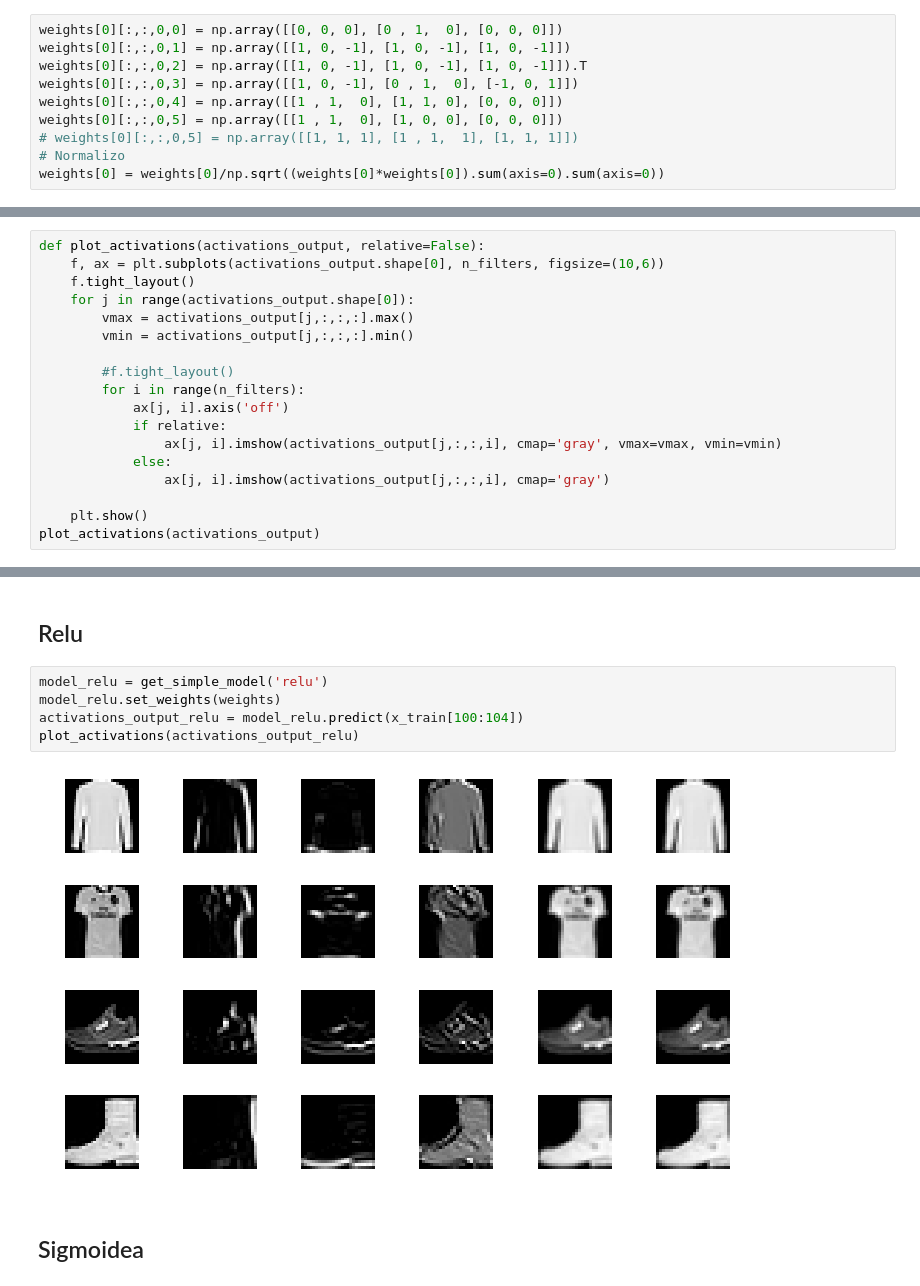
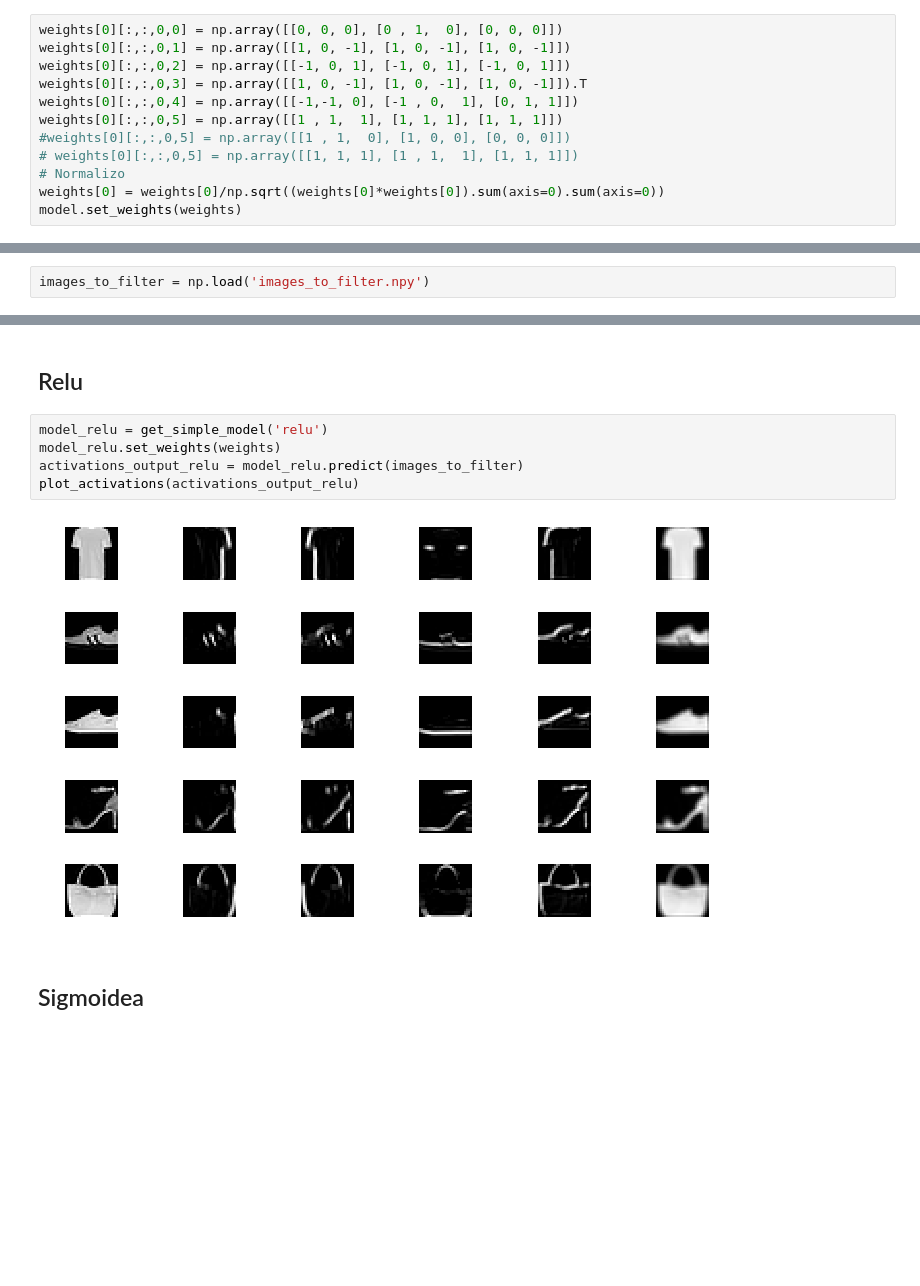
Before and after one commit to GIRIME262/fashion-MNIST, a Jupyter notebook: CNN_Analisys.ipynb, the cells around one changed output, grey strips where cells are left out. Drawn from its saved outputs; the diff is of its cells as text; blank space fills up the shorter version.

```diff
--- a/CNN_Analisys.ipynb
+++ b/CNN_Analisys.ipynb
@@ -78,10 +79,12 @@ weights[0].shape
 # %%
 weights[0][:,:,0,0] = np.array([[0, 0, 0], [0 , 1,  0], [0, 0, 0]])
 weights[0][:,:,0,1] = np.array([[1, 0, -1], [1, 0, -1], [1, 0, -1]])
-weights[0][:,:,0,2] = np.array([[1, 0, -1], [1, 0, -1], [1, 0, -1]]).T
-weights[0][:,:,0,3] = np.array([[1, 0, -1], [0 , 1,  0], [-1, 0, 1]])
-weights[0][:,:,0,4] = np.array([[1 , 1,  0], [1, 1, 0], [0, 0, 0]])
-weights[0][:,:,0,5] = np.array([[1 , 1,  0], [1, 0, 0], [0, 0, 0]])
+weights[0][:,:,0,2] = np.array([[-1, 0, 1], [-1, 0, 1], [-1, 0, 1]])
+weights[0][:,:,0,3] = np.array([[1, 0, -1], [1, 0, -1], [1, 0, -1]]).T
+weights[0][:,:,0,4] = np.array([[-1,-1, 0], [-1 , 0,  1], [0, 1, 1]])
+weights[0][:,:,0,5] = np.array([[1 , 1,  1], [1, 1, 1], [1, 1, 1]])
+#weights[0][:,:,0,5] = np.array([[1 , 1,  0], [1, 0, 0], [0, 0, 0]])
 # weights[0][:,:,0,5] = np.array([[1, 1, 1], [1 , 1,  1], [1, 1, 1]])
 # Normalizo
 weights[0] = weights[0]/np.sqrt((weights[0]*weights[0]).sum(axis=0).sum(axis=0))
+model.set_weights(weights)
@@ -98 +95,3 @@ x_train.shape
+# %%
+images_to_filter = np.load('images_to_filter.npy')
 # %%
@@ -103,18 +101,0 @@ print(activations_output.shape)
-# %%
-def plot_activations(activations_output, relative=False):
-    f, ax = plt.subplots(activations_output.shape[0], n_filters, figsize=(10,6))
-    f.tight_layout()
-    for j in range(activations_output.shape[0]):
-        vmax = activations_output[j,:,:,:].max()
-        vmin = activations_output[j,:,:,:].min()
-
-        #f.tight_layout()
-        for i in range(n_filters):
-            ax[j, i].axis('off')
-            if relative:
-                ax[j, i].imshow(activations_output[j,:,:,i], cmap='gray', vmax=vmax, vmin=vmin)
-            else:
-                ax[j, i].imshow(activations_output[j,:,:,i], cmap='gray')
-
-    plt.show()
-plot_activations(activations_output)
@@ -125,10 +108,10 @@ plot_activations(activations_output)
 # %%
 model_relu = get_simple_model('relu')
 model_relu.set_weights(weights)
-activations_output_relu = model_relu.predict(x_train[100:104])
+activations_output_relu = model_relu.predict(images_to_filter)
 plot_activations(activations_output_relu)
 # %% [output]
-[figure, old version]
+[figure, new version]
 # %% [markdown]
 ## Sigmoidea
 # %%
```
Also changed, not shown: parts of 30 cells of this notebook, 14 other files.
